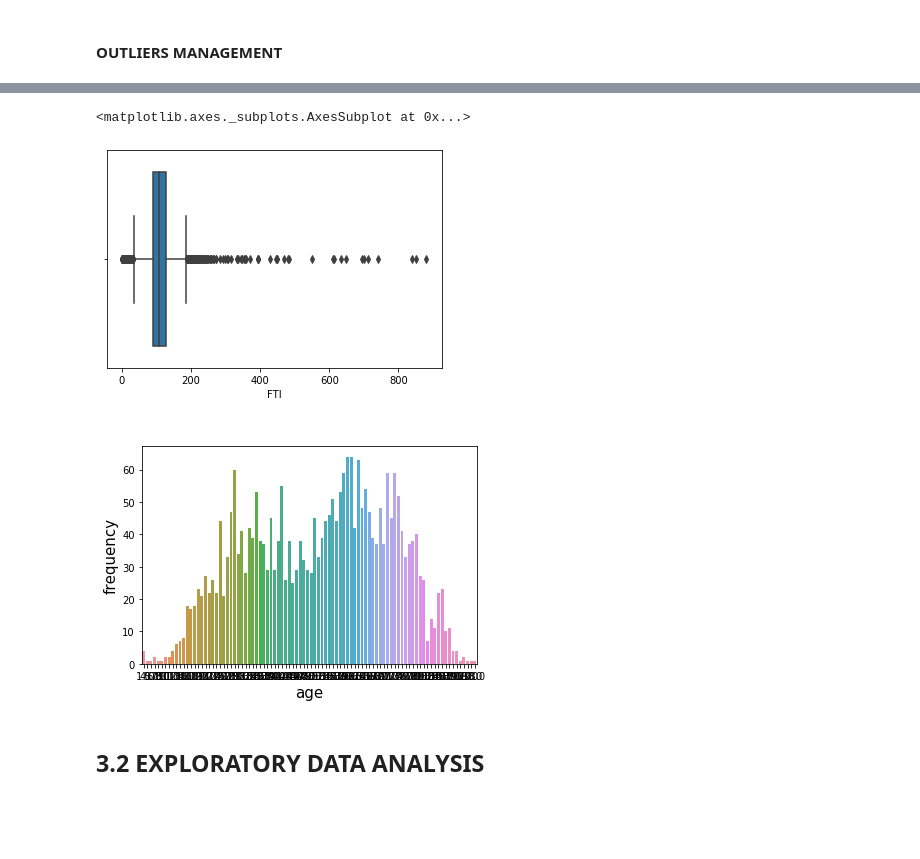
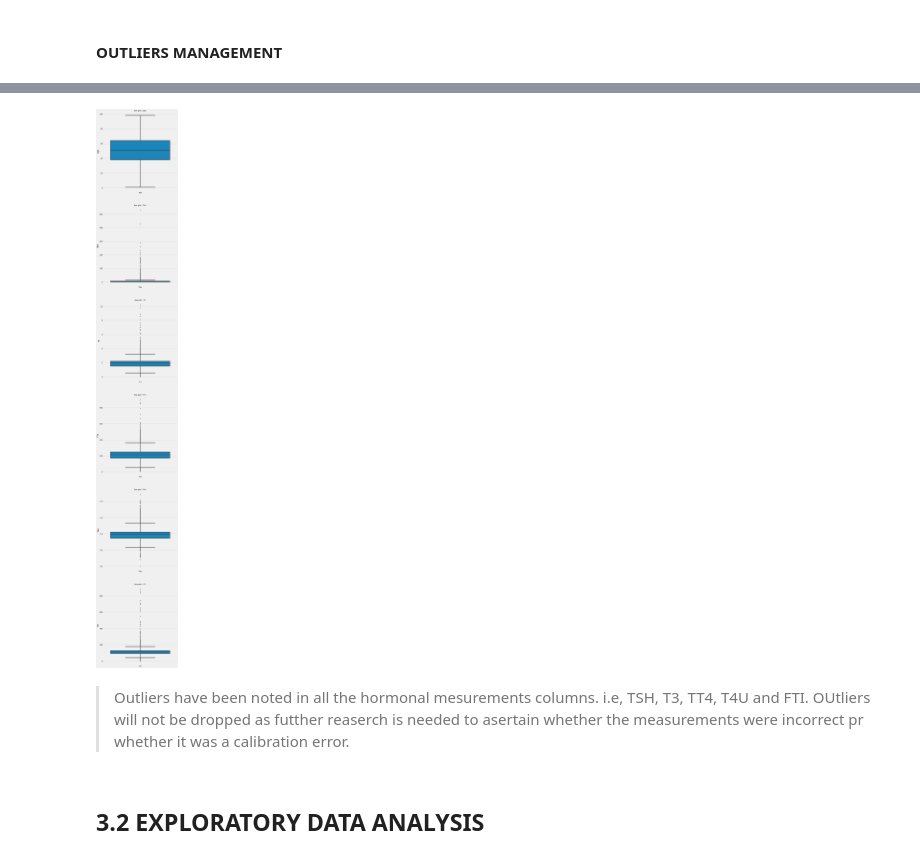
Before and after one commit to Machocho254/HYpothyrodism-Prediction, a Jupyter notebook: Hypothyrodism_Week8_IP_MS_CORE_JANUARY_2020_MACHOCHO_MENGO.ipynb, the cells around one changed output, grey strips where cells are left out. Cells and saved outputs as stored; diff of their text form; code cells hidden in the pictures; blank space fills up the shorter version.

```diff
--- a/Hypothyrodism_Week8_IP_MS_CORE_JANUARY_2020_MACHOCHO_MENGO.ipynb
+++ b/Hypothyrodism_Week8_IP_MS_CORE_JANUARY_2020_MACHOCHO_MENGO.ipynb
@@ -362,16 +422,0 @@ sb.boxplot(x=df['age'])
-# %%
-sb.boxplot(x=df['FTI'])
-# %% [output]
-<matplotlib.axes._subplots.AxesSubplot at 0x...>
-[figure, removed]
-# %%
-# using box plots to check for outliers
-# sb.boxplot(x=outliers.df['age'])
-
-sb.countplot('age',data = df)
-plt.xlabel("age",fontsize=15)
-plt.ylabel("frequency",fontsize=15)
-plt.title("Frequency of Age",fontsize=16,color="white")
-plt.show()
-# %% [output]
-[figure, removed]
@@ -380,3 +423,24 @@ plt.show()
+# %%
+# The plotting is for non binary columns
+def plot_boxplots(target_dataframe,col_names):
+
+    fig, ax = plt.subplots(len(col_names), figsize=(10,80))
+
+    for i, column_name in enumerate(col_names):
+        sb.boxplot(y=target_dataframe[column_name], ax=ax[i])
+        ax[i].set_title('Box plot - {}'.format(column_name), fontsize=14)
+        ax[i].set_xlabel(column_name, fontsize=14)
+
+    plt.show()
+
+    #Execute the function
+outlier_columns =['age','TSH','T3','TT4','T4U','FTI']
+plt.style.use('fivethirtyeight')
+plot_boxplots(df,outlier_columns)
+# %% [output]
+[figure, added]
+# %% [markdown]
+> Outliers have been noted in all the hormonal mesurements columns. i.e, TSH, T3, TT4, T4U and FTI. OUtliers will not be dropped as futther reaserch is needed to asertain whether the measurements were incorrect pr whether it was a calibration error.
 # %% [markdown]
 ## 3.2 **EXPLORATORY DATA ANALYSIS**
 # %% [markdown]
```
Also changed, not shown: parts of 63 cells of this notebook.
